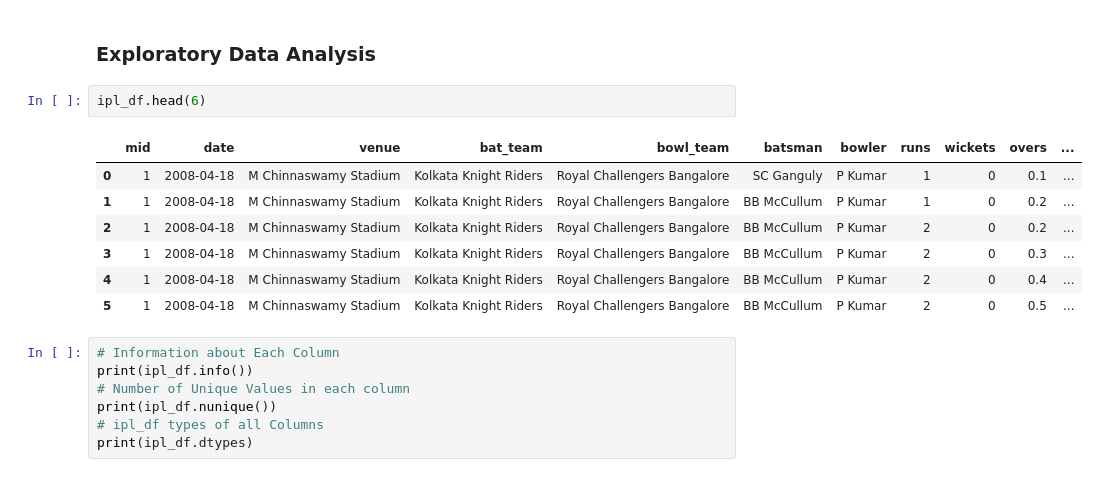
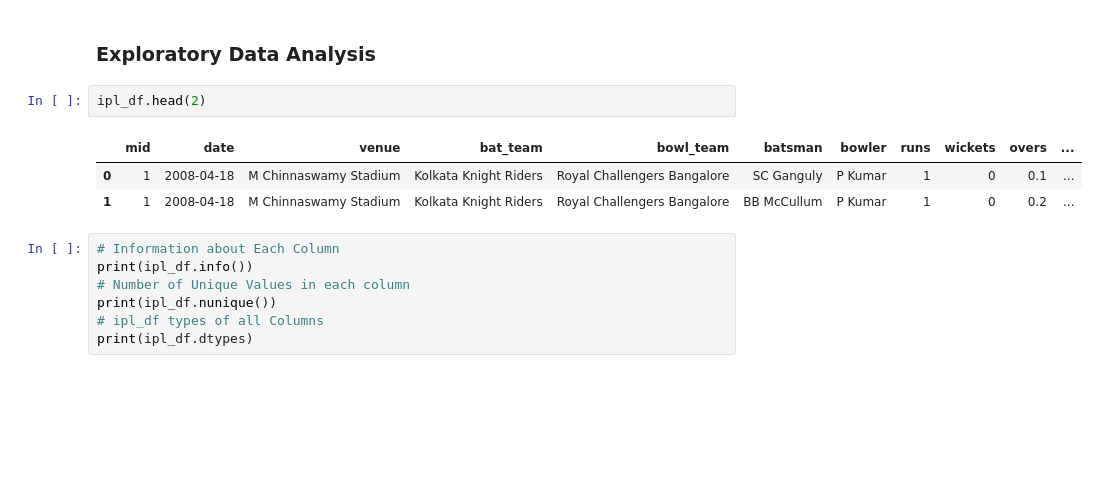
Before and after one commit to sukhesh-kn/Sukhesh-Projects, a Jupyter notebook: Cricket Analytics - IPL Score Predictor/IPL_Score_Predictor.ipynb, the cells around one changed output. Saved outputs shown, nothing was run; the diff lists cells and outputs as text; blank space fills up the shorter version.

```diff
--- a/Cricket Analytics - IPL Score Predictor/IPL_Score_Predictor.ipynb
+++ b/Cricket Analytics - IPL Score Predictor/IPL_Score_Predictor.ipynb
@@ -12,15 +12,11 @@ ipl_df = pd.read_csv('ipl_data.csv')
 # %% [markdown]
 ### Exploratory Data Analysis
 # %%
-ipl_df.head(6)
+ipl_df.head(2)
 # %% [output]
 |  | mid | date | venue | bat_team | bowl_team | batsman | bowler | runs | wickets | overs | ... |
 | 0 | 1 | 2008-04-18 | M Chinnaswamy Stadium | Kolkata Knight Riders | Royal Challengers Bangalore | SC Ganguly | P Kumar | 1 | 0 | 0.1 | ... |
 | 1 | 1 | 2008-04-18 | M Chinnaswamy Stadium | Kolkata Knight Riders | Royal Challengers Bangalore | BB McCullum | P Kumar | 1 | 0 | 0.2 | ... |
-| 2 | 1 | 2008-04-18 | M Chinnaswamy Stadium | Kolkata Knight Riders | Royal Challengers Bangalore | BB McCullum | P Kumar | 2 | 0 | 0.2 | ... |
-| 3 | 1 | 2008-04-18 | M Chinnaswamy Stadium | Kolkata Knight Riders | Royal Challengers Bangalore | BB McCullum | P Kumar | 2 | 0 | 0.3 | ... |
-| 4 | 1 | 2008-04-18 | M Chinnaswamy Stadium | Kolkata Knight Riders | Royal Challengers Bangalore | BB McCullum | P Kumar | 2 | 0 | 0.4 | ... |
-| 5 | 1 | 2008-04-18 | M Chinnaswamy Stadium | Kolkata Knight Riders | Royal Challengers Bangalore | BB McCullum | P Kumar | 2 | 0 | 0.5 | ... |
 # %%
 # Information about Each Column
 print(ipl_df.info())
```
Also changed, not shown: parts of 22 cells of this notebook, 1 other file.
